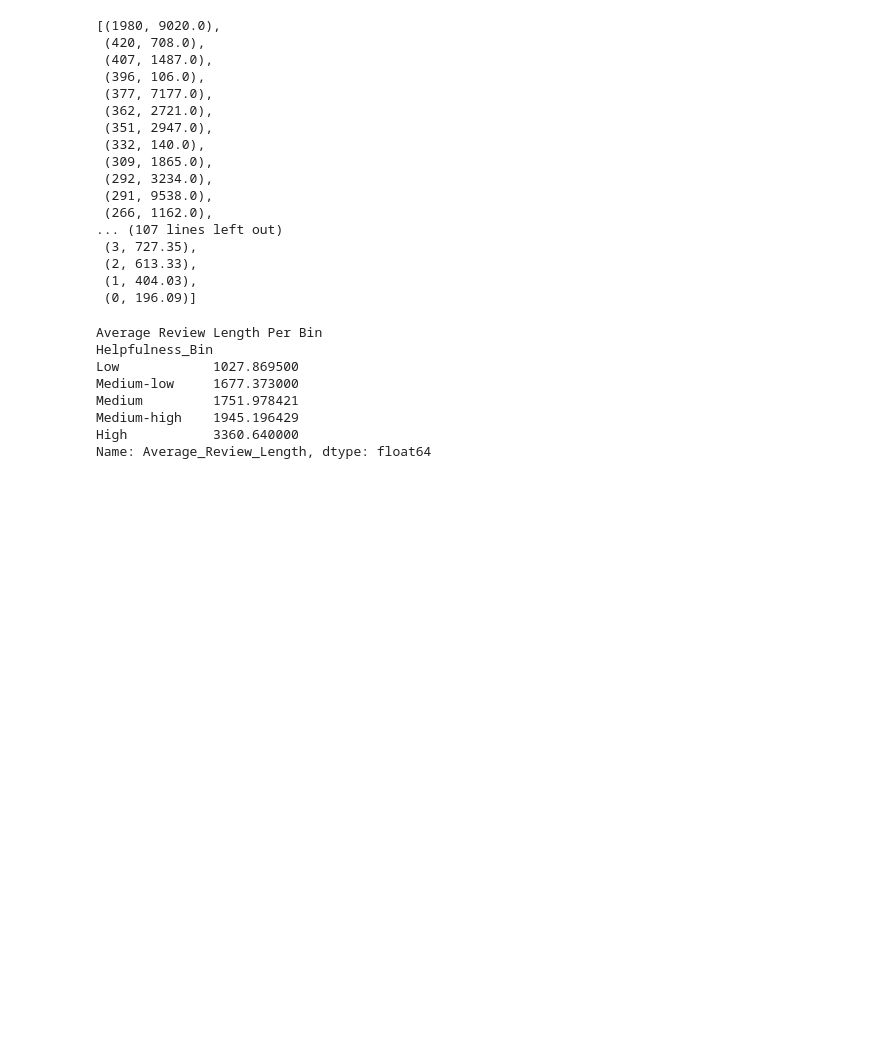
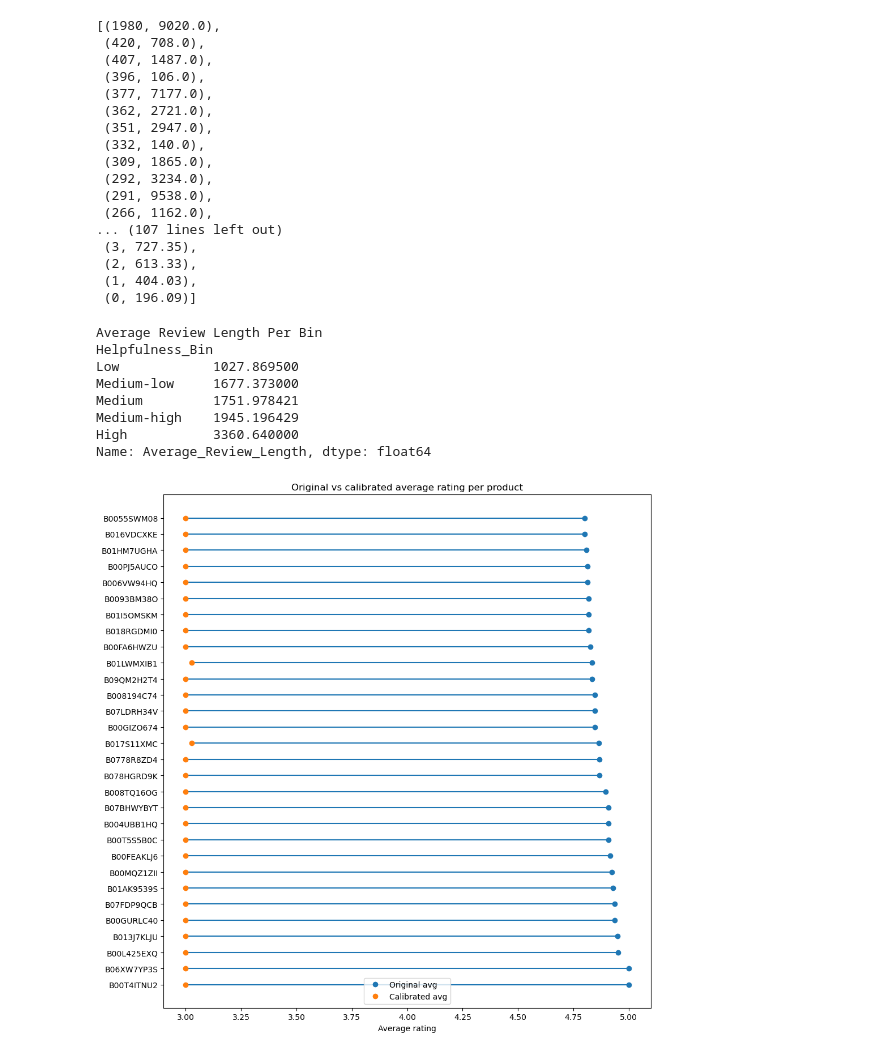
Before and after one commit to jacksoncdawson/distributed_computing_group9, a Jupyter notebook: individual_work/seb_s/Sebastian_Steen_Code.ipynb, the cells around one changed output. Saved outputs shown, nothing was run; the diff lists cells and outputs as text; code cells hidden in the pictures; blank space fills up the shorter version.

```diff
--- a/individual_work/seb_s/Sebastian_Steen_Code.ipynb
+++ b/individual_work/seb_s/Sebastian_Steen_Code.ipynb
@@ -261,0 +270,2 @@ Name: Average_Review_Length, dtype: float64
+# %%
+avg_rating_per_user_rdd = avg_rate_by_user(sample_rdd)
@@ -261,0 +312,2 @@ Name: Average_Review_Length, dtype: float64
+# %%
+calib_rate = calibrated_ratings_per_user(avg_rating_per_user_rdd, sample_rdd, min_reviews_per_user=1)
@@ -261,0 +352,41 @@ Name: Average_Review_Length, dtype: float64
+# %%
+import matplotlib.pyplot as plt
+
+# Sort products for nicer layout (e.g. by original avg)
+pdf = pdf.sort_values("orig_avg")
+y_positions = range(len(pdf))
+
+plt.figure(figsize=(10, 10))
+
+# Draw the lines between original and calibrated
+plt.hlines(
+    y=y_positions,
+    xmin=pdf["orig_avg"],
+    xmax=pdf["calib_avg"]
+)
+
+# Original avg points
+plt.plot(
+    pdf["orig_avg"],
+    y_positions,
+    'o',
+    label="Original avg"
+)
+
+# Calibrated avg points
+plt.plot(
+    pdf["calib_avg"],
+    y_positions,
+    'o',
+    label="Calibrated avg"
+)
+
+plt.yticks(y_positions, pdf["asin"])
+plt.xlabel("Average rating")
+plt.title("Original vs calibrated average rating per product")
+plt.legend()
+plt.gca().invert_yaxis()
+plt.tight_layout()
+plt.show()
+# %% [output]
+[figure, added]
```
Also changed, not shown: parts of 10 cells of this notebook.
